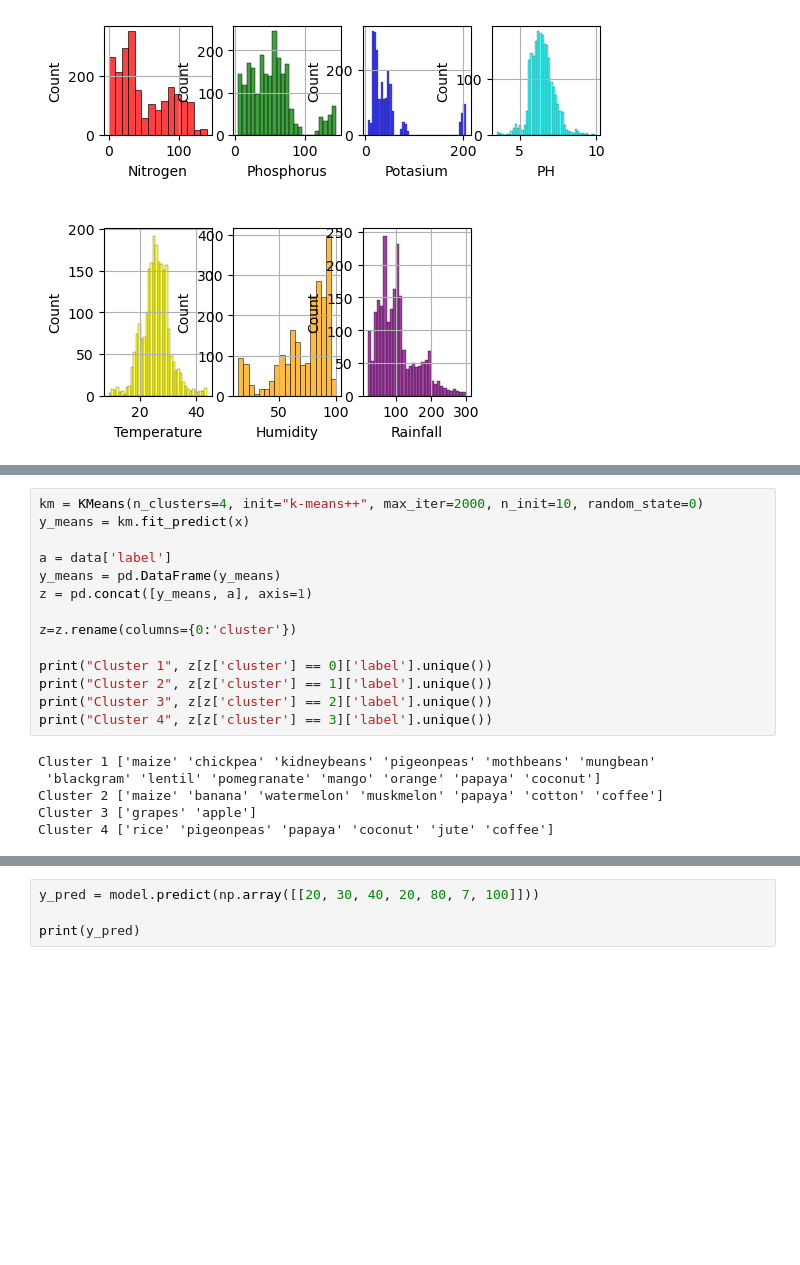
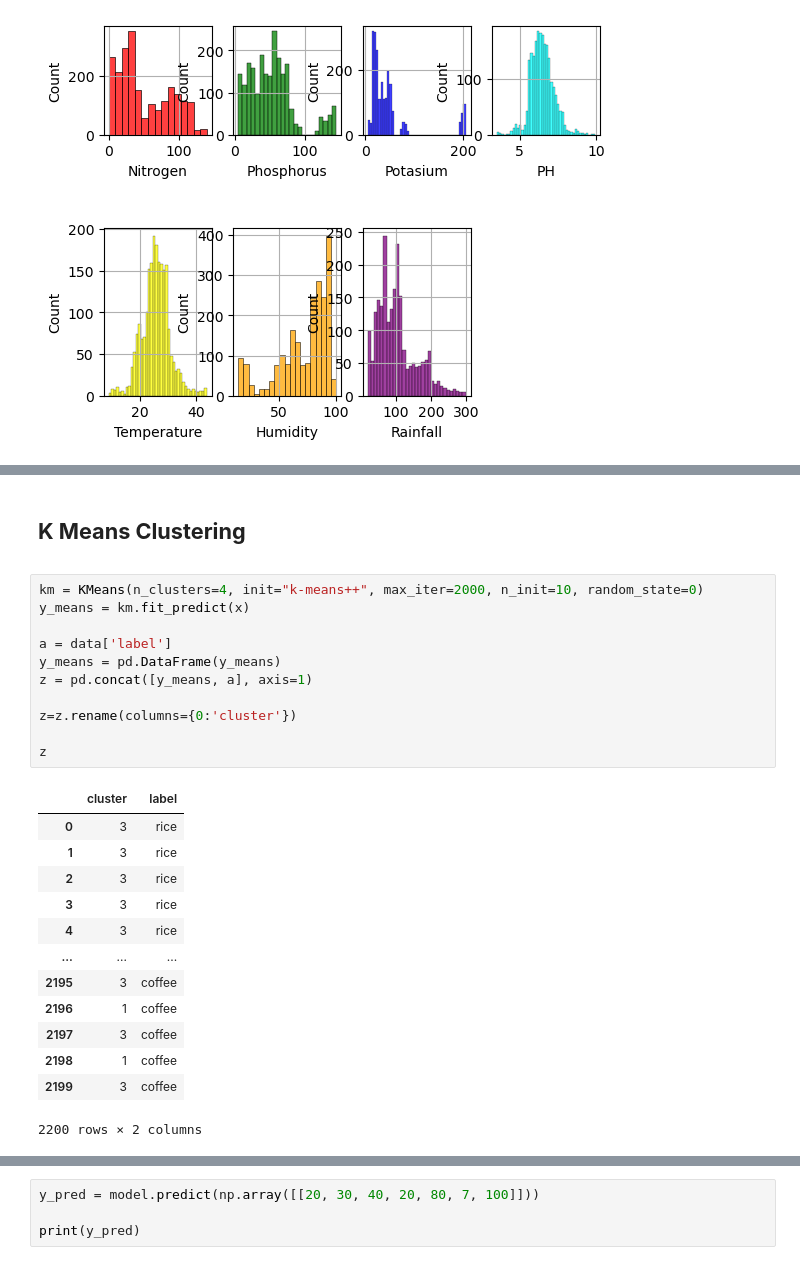
Before and after one commit to Subhajeet-Das/Crop-Prediction, a Jupyter notebook: crop-prediction.ipynb, the cells around one changed output, grey strips where cells are left out. Saved outputs shown, nothing was run; the diff lists cells and outputs as text; blank space fills up the shorter version.

```diff
--- a/crop-prediction.ipynb
+++ b/crop-prediction.ipynb
@@ -198,23 +201,30 @@ plt.plot(range(1, 11), wcss)
 plt.show()
 # %% [output]
 [figure]
+# %% [markdown]
+**<h2>K Means Clustering</h2>**
 # %%
 km = KMeans(n_clusters=4, init="k-means++", max_iter=2000, n_init=10, random_state=0)
 y_means = km.fit_predict(x)
 
 a = data['label']
 y_means = pd.DataFrame(y_means)
 z = pd.concat([y_means, a], axis=1)
 
 z=z.rename(columns={0:'cluster'})
 
-print("Cluster 1", z[z['cluster'] == 0]['label'].unique())
-print("Cluster 2", z[z['cluster'] == 1]['label'].unique())
-print("Cluster 3", z[z['cluster'] == 2]['label'].unique())
-print("Cluster 4", z[z['cluster'] == 3]['label'].unique())
+z
 # %% [output]
+|  | cluster | label |
+| 0 | 3 | rice |
+| 1 | 3 | rice |
+| 2 | 3 | rice |
+| 3 | 3 | rice |
+| 4 | 3 | rice |
+| ... | ... | ... |
+| 2195 | 3 | coffee |
+| 2196 | 1 | coffee |
+| 2197 | 3 | coffee |
+| 2198 | 1 | coffee |
+| 2199 | 3 | coffee |
-Cluster 1 ['maize' 'chickpea' 'kidneybeans' 'pigeonpeas' 'mothbeans' 'mungbean'
- 'blackgram' 'lentil' 'pomegranate' 'mango' 'orange' 'papaya' 'coconut']
-Cluster 2 ['maize' 'banana' 'watermelon' 'muskmelon' 'papaya' 'cotton' 'coffee']
-Cluster 3 ['grapes' 'apple']
-Cluster 4 ['rice' 'pigeonpeas' 'papaya' 'coconut' 'jute' 'coffee']
+2200 rows × 2 columns
```
Also changed, not shown: parts of 14 cells of this notebook.
